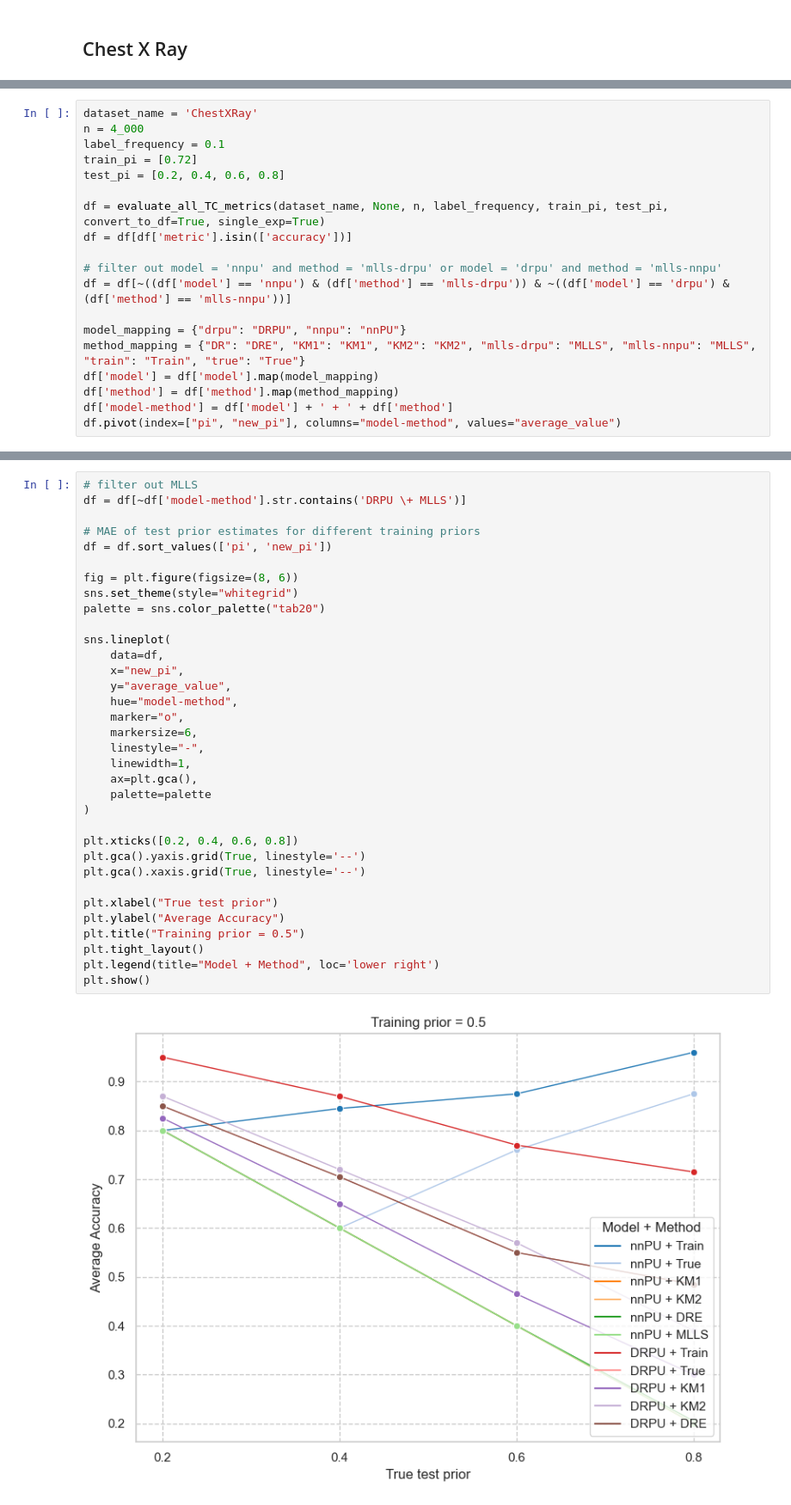
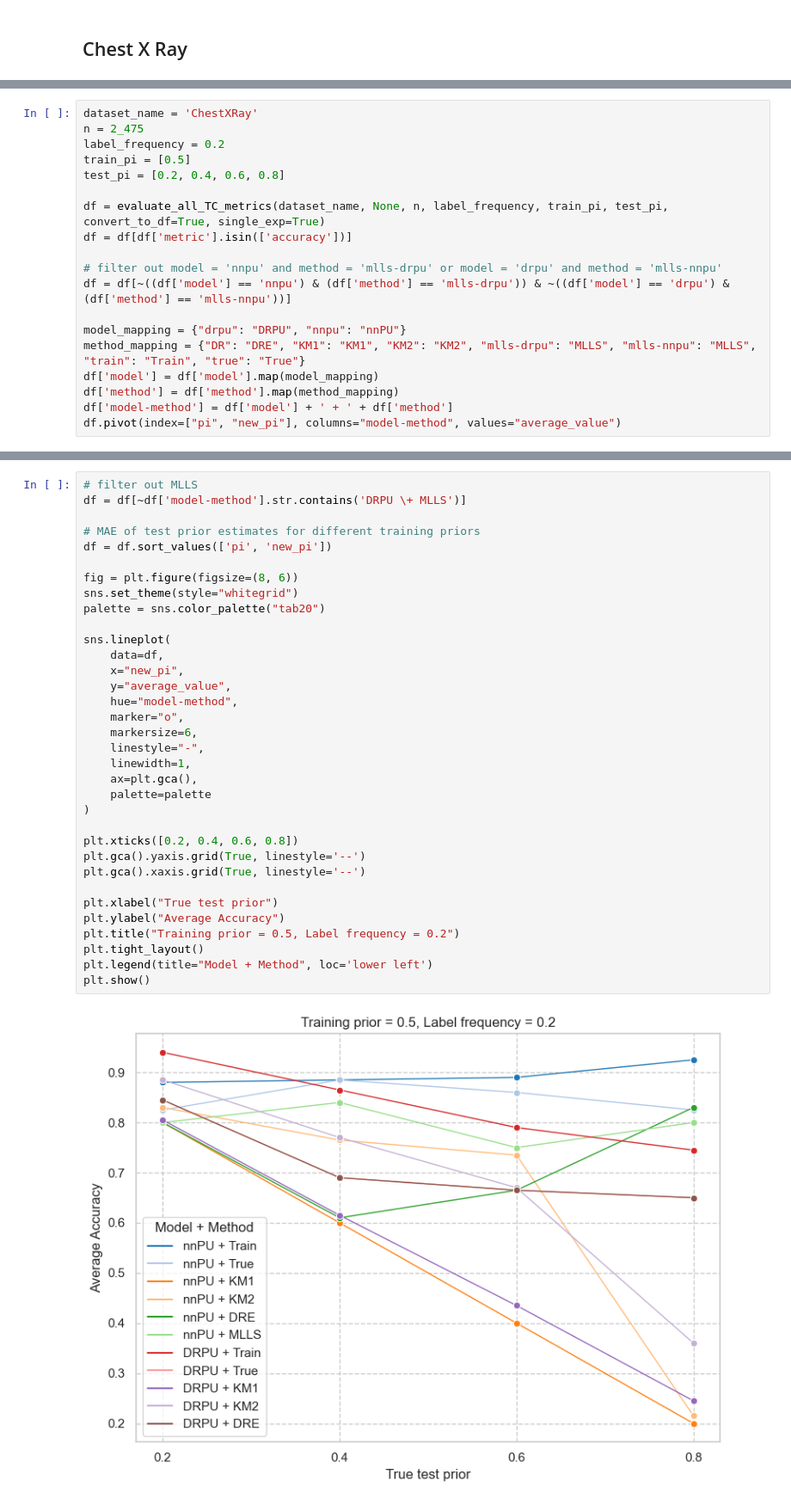
Before and after one commit to izabelatelejko/PULS-Master, a Jupyter notebook: evaluation.ipynb, the cells around one changed output, grey strips where cells are left out. Shown at 86% size. Saved outputs shown, nothing was run; the diff lists cells and outputs as text.

```diff
--- a/evaluation.ipynb
+++ b/evaluation.ipynb
@@ -388,8 +465,8 @@ plt.show()
 # %%
 dataset_name = 'ChestXRay'
-n = 4_000
-label_frequency = 0.1
-train_pi = [0.72]
+n = 2_475
+label_frequency = 0.2
+train_pi = [0.5]
 test_pi = [0.2, 0.4, 0.6, 0.8]
 
 df = evaluate_all_TC_metrics(dataset_name, None, n, label_frequency, train_pi, test_pi, convert_to_df=True, single_exp=True)
@@ -417,33 +494,33 @@ df = df[~df['model-method'].str.contains('DRPU \+ MLLS')]
 
 # MAE of test prior estimates for different training priors
 df = df.sort_values(['pi', 'new_pi'])
 
 fig = plt.figure(figsize=(8, 6))
 sns.set_theme(style="whitegrid")
 palette = sns.color_palette("tab20")
 
 sns.lineplot(
     data=df,
     x="new_pi",
     y="average_value",
     hue="model-method",
     marker="o",
     markersize=6,
     linestyle="-",
     linewidth=1,
     ax=plt.gca(),
     palette=palette
 )
 
 plt.xticks([0.2, 0.4, 0.6, 0.8])
 plt.gca().yaxis.grid(True, linestyle='--')
 plt.gca().xaxis.grid(True, linestyle='--')
 
 plt.xlabel("True test prior")
 plt.ylabel("Average Accuracy")
-plt.title("Training prior = 0.5")
+plt.title("Training prior = 0.5, Label frequency = 0.2")
 plt.tight_layout()
-plt.legend(title="Model + Method", loc='lower right')
+plt.legend(title="Model + Method", loc='lower left')
 plt.show()
 # %% [output]
-[figure, old version]
+[figure, new version]
```
Also changed, not shown: parts of 12 cells of this notebook, 2 other files.
